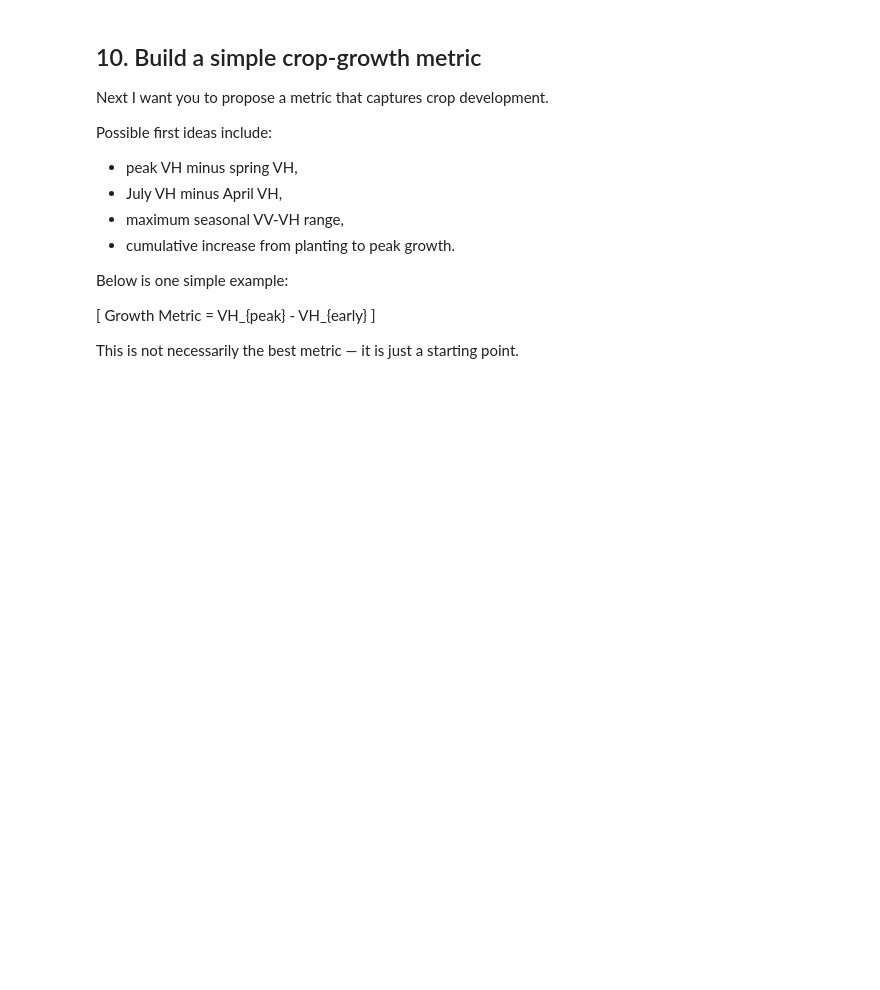
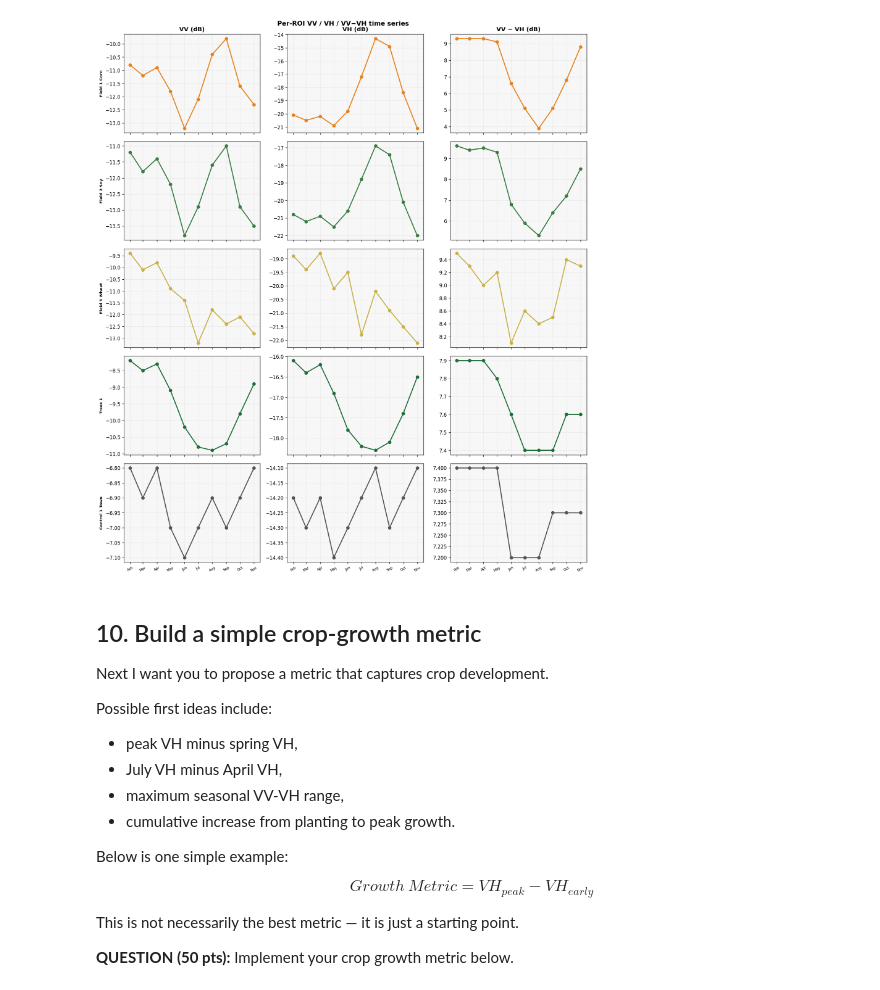
Before and after one commit to mloopa/eolabs, a Jupyter notebook: SAR_Lab_3/SAR_Lab_3.Crop_Growth.ipynb, the cells around one changed output. Cells and saved outputs as stored; diff of their text form; code cells hidden in the pictures; blank space fills up the shorter version.

```diff
--- a/SAR_Lab_3/SAR_Lab_3.Crop_Growth.ipynb
+++ b/SAR_Lab_3/SAR_Lab_3.Crop_Growth.ipynb
@@ -429,10 +457,37 @@ NameError: name 'plt' is not defined
+# %%
+# Per-ROI detailed subplots
+fig, axes3 = plt.subplots(len(ts_dict), 3, figsize=(14, 16), sharex=True)
+fig.suptitle('Per-ROI VV / VH / VV−VH time series', fontsize=13, fontweight='bold')
+
+for i, (name, df) in enumerate(ts_dict.items()):
+    c = colors[name]
+    axes3[i][0].plot(df['date'], df['VV'],          marker='o', color=c, lw=2)
+    axes3[i][1].plot(df['date'], df['VH'],          marker='o', color=c, lw=2)
+    axes3[i][2].plot(df['date'], df['VV_minus_VH'], marker='o', color=c, lw=2)
+    axes3[i][0].set_ylabel(name.replace('_',' '), fontsize=8, fontweight='bold')
+    for ax in axes3[i]:
+        ax.grid(True, alpha=0.25, linestyle='--')
+        ax.set_facecolor('#F7F7F7')
+
+axes3[0][0].set_title('VV (dB)', fontweight='bold')
+axes3[0][1].set_title('VH (dB)', fontweight='bold')
+axes3[0][2].set_title('VV − VH (dB)', fontweight='bold')
+
+month_labels = ['Feb','Mar','Apr','May','Jun','Jul','Aug','Sep','Oct','Nov']
+for j in range(3):
+    axes3[-1][j].set_xticks(dates)
+    axes3[-1][j].set_xticklabels(month_labels, rotation=30, fontsize=7)
+
+plt.tight_layout()
+plt.show()
+# %% [output]
+[figure, added]
 # %% [markdown]
 ## 10. Build a simple crop-growth metric
 
 Next I want you to propose a metric that captures crop development.
 
 Possible first ideas include:
-
 - peak VH minus spring VH,
 - July VH minus April VH,
 - maximum seasonal VV-VH range,
@@ -440,8 +495,8 @@ Possible first ideas include:
 
 Below is one simple example:
 
-\[
-Growth Metric = VH_{peak} - VH_{early}
-\]
+$$Growth\ Metric = VH_{peak} - VH_{early}$$
 
 This is not necessarily the best metric — it is just a starting point.
+
+**QUESTION (50 pts):** Implement your crop growth metric below.
```
Also changed, not shown: parts of 38 cells of this notebook.
